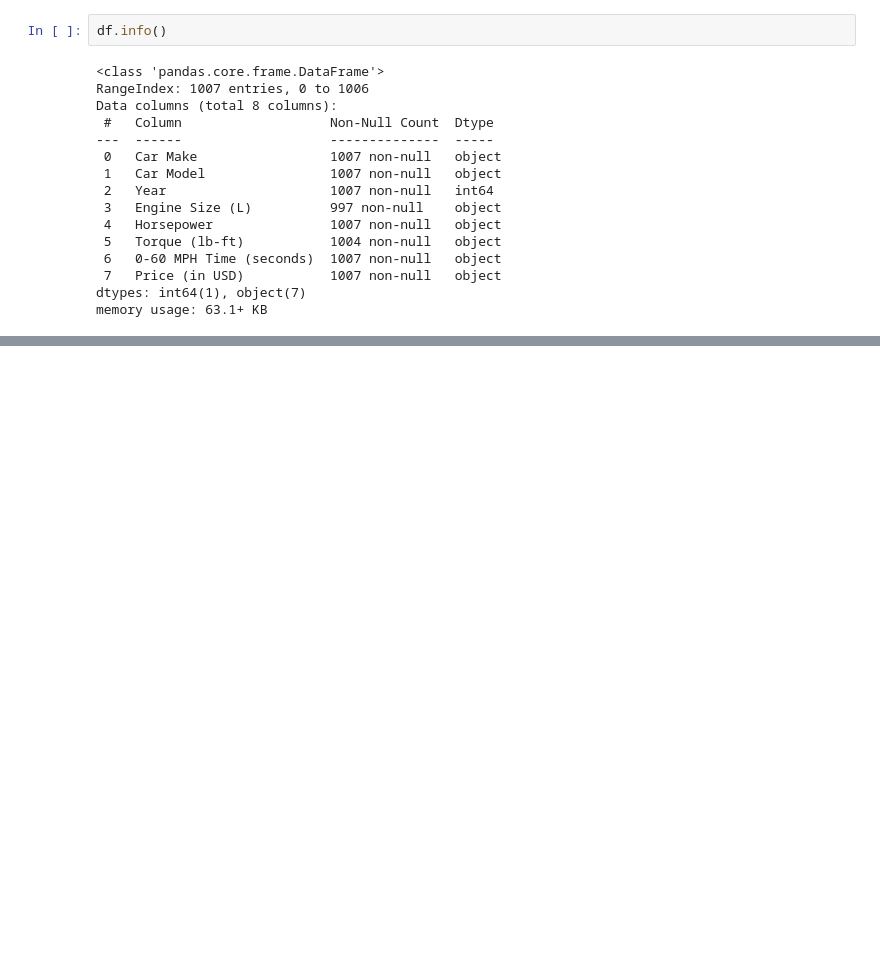
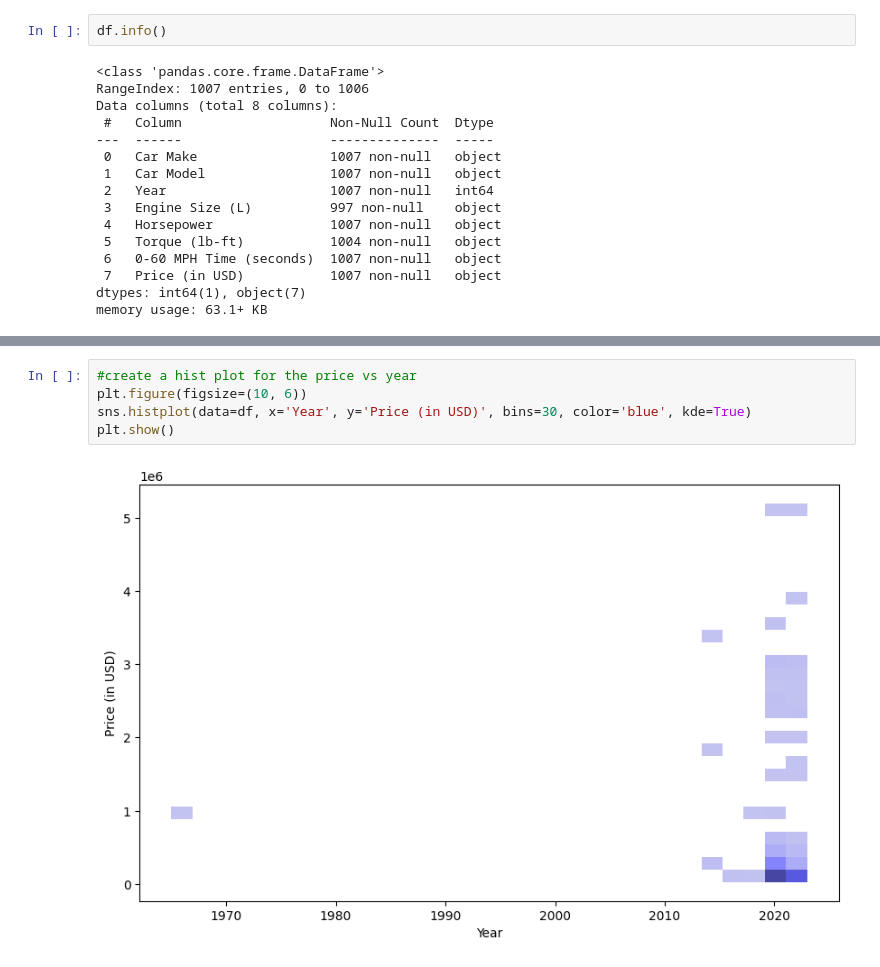
Before and after one commit to AltaafAlly/BIS-Regression-Model_Exercise, a Jupyter notebook: Regression_Model.ipynb, the cells around one changed output, grey strips where cells are left out. Saved outputs shown, nothing was run; the diff lists cells and outputs as text; blank space fills up the shorter version.

```diff
--- a/Regression_Model.ipynb
+++ b/Regression_Model.ipynb
@@ -40,0 +124,7 @@ df['miles'] = df['miles'].replace({',': ''}, regex=True).astype(float)
+# %%
+#create a hist plot for the price vs year
+plt.figure(figsize=(10, 6))
+sns.histplot(data=df, x='Year', y='Price (in USD)', bins=30, color='blue', kde=True)
+plt.show()
+# %% [output]
+[figure, added]
```
Also changed, not shown: parts of 13 cells of this notebook.
